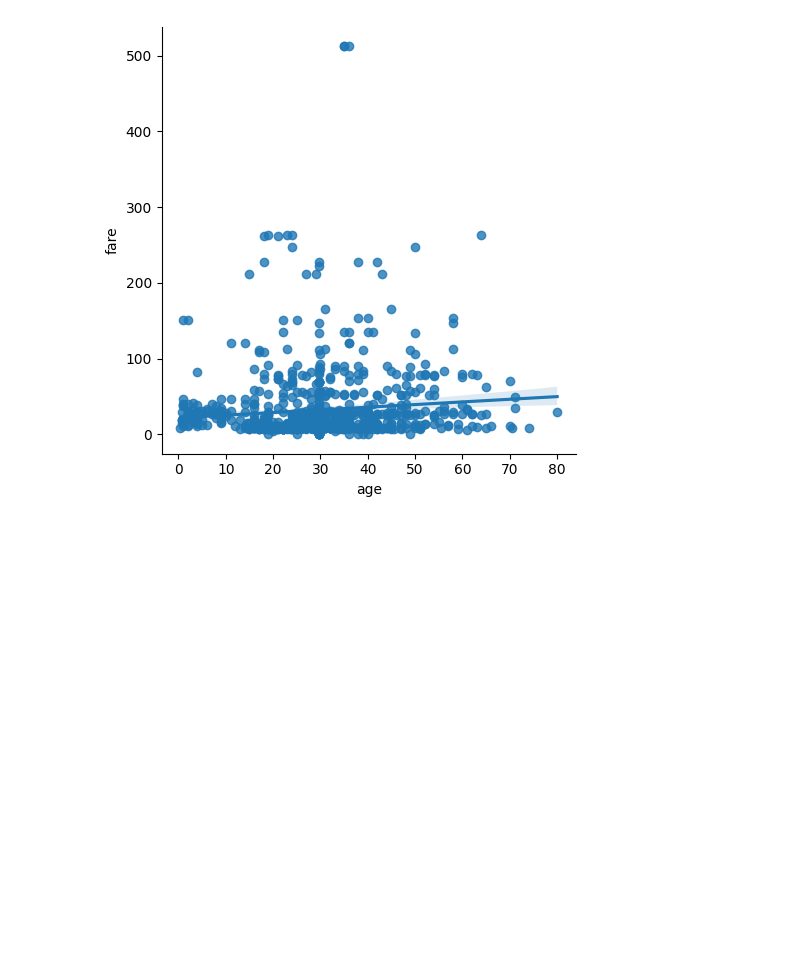
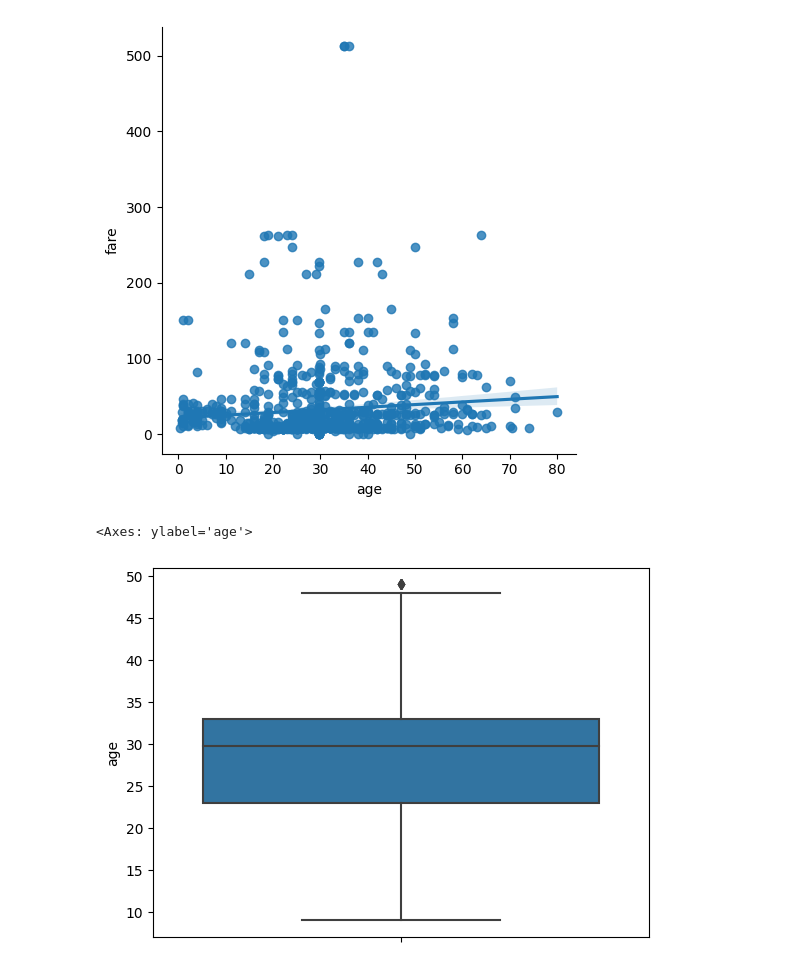
Before and after one commit to syedmeesamali/CourseraPlus, a Jupyter notebook: 1_ML_Combined_Courses/Practice/2_Pandas/reg_review.ipynb, the cells around one changed output. Drawn from its saved outputs; the diff is of its cells as text; code cells hidden in the pictures; blank space fills up the shorter version.

```diff
--- a/1_ML_Combined_Courses/Practice/2_Pandas/reg_review.ipynb
+++ b/1_ML_Combined_Courses/Practice/2_Pandas/reg_review.ipynb
@@ -92,3 +84,8 @@ sns.lmplot(data=df_linear, x='age', y='fare')
 # %% [output]
 <seaborn.axisgrid.FacetGrid at 0x...>
 [figure]
+# %%
+sns.boxplot(data=df_linear, y='age')
+# %% [output]
+<Axes: ylabel='age'>
+[figure, added]
```
Also changed, not shown: parts of 8 cells of this notebook.
